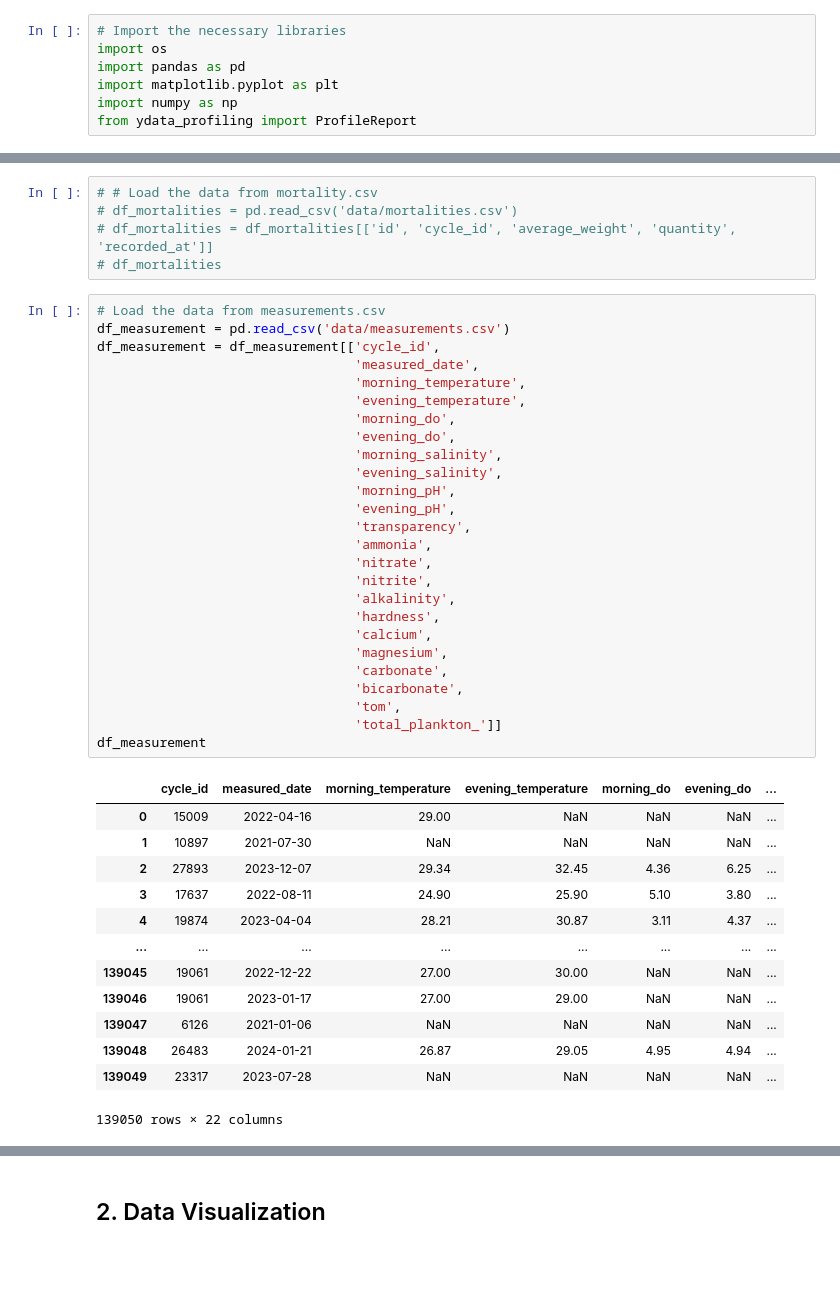
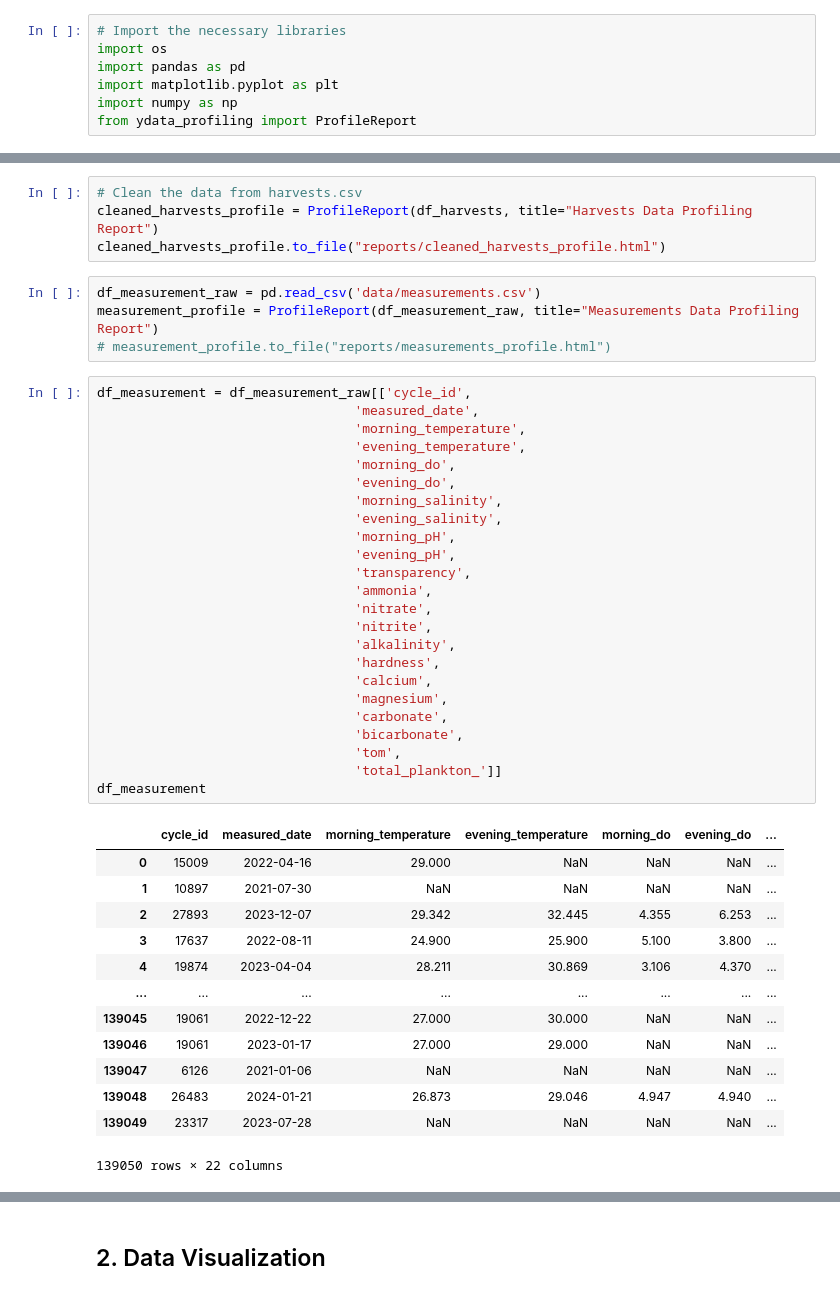
Before and after one commit to Candratama/Jala-Data-Scientist, a Jupyter notebook: Data Science - Test.ipynb, the cells around one changed output, grey strips where cells are left out. Cells and saved outputs as stored; diff of their text form; blank space fills up the shorter version.

```diff
--- a/Data Science - Test.ipynb
+++ b/Data Science - Test.ipynb
@@ -180,46 +156,47 @@ df_harvests
 7824 rows × 5 columns
-# %%
-# # Load the data from mortality.csv
-# df_mortalities = pd.read_csv('data/mortalities.csv')
-# df_mortalities = df_mortalities[['id', 'cycle_id', 'average_weight', 'quantity', 'recorded_at']]
-# df_mortalities
+# %%
+# Clean the data from harvests.csv
+cleaned_harvests_profile = ProfileReport(df_harvests, title="Harvests Data Profiling Report")
+cleaned_harvests_profile.to_file("reports/cleaned_harvests_profile.html")
+# %%
+df_measurement_raw = pd.read_csv('data/measurements.csv')
+measurement_profile = ProfileReport(df_measurement_raw, title="Measurements Data Profiling Report")
+# measurement_profile.to_file("reports/measurements_profile.html")
 # %%
-# Load the data from measurements.csv
-df_measurement = pd.read_csv('data/measurements.csv')
-df_measurement = df_measurement[['cycle_id',
+df_measurement = df_measurement_raw[['cycle_id',
                                  'measured_date',
                                  'morning_temperature',
                                  'evening_temperature',
                                  'morning_do',
                                  'evening_do',
                                  'morning_salinity',
                                  'evening_salinity',
                                  'morning_pH',
                                  'evening_pH',
                                  'transparency',
                                  'ammonia',
                                  'nitrate',
                                  'nitrite',
                                  'alkalinity',
                                  'hardness',
                                  'calcium',
                                  'magnesium',
                                  'carbonate',
                                  'bicarbonate',
                                  'tom',
                                  'total_plankton_']]
 df_measurement
 # %% [output]
 |  | cycle_id | measured_date | morning_temperature | evening_temperature | morning_do | evening_do | ... |
-| 0 | 15009 | 2022-04-16 | 29.00 | NaN | NaN | NaN | ... |
+| 0 | 15009 | 2022-04-16 | 29.000 | NaN | NaN | NaN | ... |
 | 1 | 10897 | 2021-07-30 | NaN | NaN | NaN | NaN | ... |
-| 2 | 27893 | 2023-12-07 | 29.34 | 32.45 | 4.36 | 6.25 | ... |
-| 3 | 17637 | 2022-08-11 | 24.90 | 25.90 | 5.10 | 3.80 | ... |
-| 4 | 19874 | 2023-04-04 | 28.21 | 30.87 | 3.11 | 4.37 | ... |
+| 2 | 27893 | 2023-12-07 | 29.342 | 32.445 | 4.355 | 6.253 | ... |
+| 3 | 17637 | 2022-08-11 | 24.900 | 25.900 | 5.100 | 3.800 | ... |
+| 4 | 19874 | 2023-04-04 | 28.211 | 30.869 | 3.106 | 4.370 | ... |
 | ... | ... | ... | ... | ... | ... | ... | ... |
-| 139045 | 19061 | 2022-12-22 | 27.00 | 30.00 | NaN | NaN | ... |
-| 139046 | 19061 | 2023-01-17 | 27.00 | 29.00 | NaN | NaN | ... |
+| 139045 | 19061 | 2022-12-22 | 27.000 | 30.000 | NaN | NaN | ... |
+| 139046 | 19061 | 2023-01-17 | 27.000 | 29.000 | NaN | NaN | ... |
 | 139047 | 6126 | 2021-01-06 | NaN | NaN | NaN | NaN | ... |
-| 139048 | 26483 | 2024-01-21 | 26.87 | 29.05 | 4.95 | 4.94 | ... |
+| 139048 | 26483 | 2024-01-21 | 26.873 | 29.046 | 4.947 | 4.940 | ... |
 | 139049 | 23317 | 2023-07-28 | NaN | NaN | NaN | NaN | ... |
 139050 rows × 22 columns
```
Also changed, not shown: parts of 21 cells of this notebook, 16 other files.
